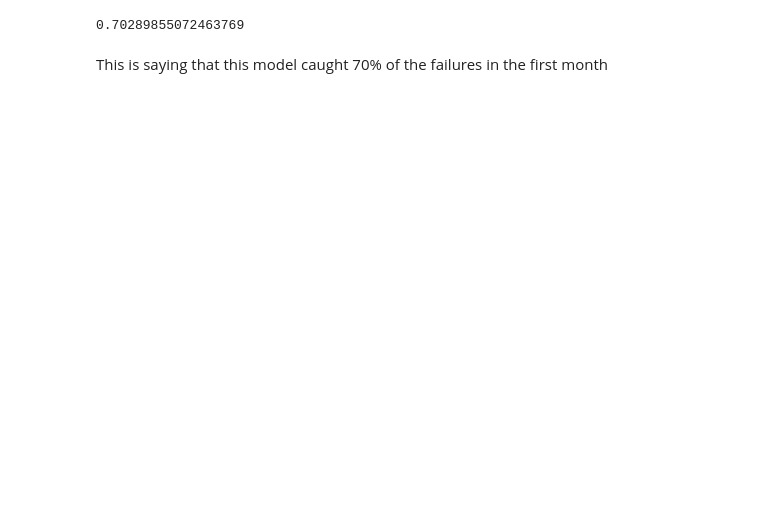
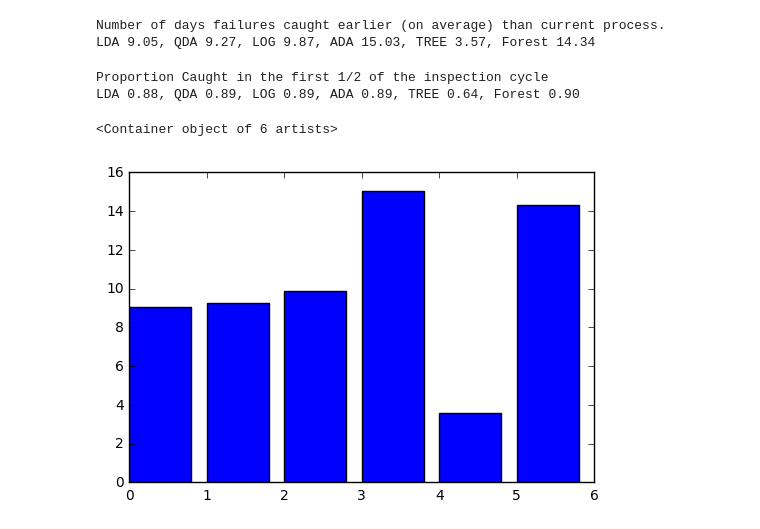
Before and after one commit to angelok1/cs109project, a Jupyter notebook: Scoring_function.ipynb, the cells around one changed output. Drawn from its saved outputs; the diff is of its cells as text; code cells hidden in the pictures; blank space fills up the shorter version.

Commit message:
Updated scoring with actual model output

```diff
--- a/Scoring_function.ipynb
+++ b/Scoring_function.ipynb
@@ -112,18 +116,37 @@ y_hat["inspection_dt"] = y_hat["inspection_dt"].astype('datetime64[ns]')
+# %%
+lda_yhat_assigned = assign(lda_yhat)
+log_yhat_assigned = assign(log_yhat)
+qda_yhat_assigned = assign(qda_yhat)
+ada_yhat_assigned = assign(ada_yhat)
+tree_yhat_assigned = assign(tree_yhat)
+forest_yhat_assigned = assign(forest_yhat)
+# %%
+#build null model
+df_actual = pd.read_csv('data/y_60_days.csv')
+#df_actual.inspection_dt = df_actual.inspection_dt.astype('datetime64[ns]')
+#last2_df = df_actual[((df_actual.inspection_dt.dt.month==9) | (df_actual.inspection_dt.dt.month==10)) & (df_actual.inspection_dt.dt.year==2016)]
+
+#last2_df = df_actual[df["id"] == ]
+
+y = pd.DataFrame()
+y["id"] = df_actual["Unnamed: 0"]
+y["y"] = df_actual["y"]
+y["assigned_dt"] = df_actual["inspection_date_string"].astype('datetime64[ns]')
 # %%
-def score(predicted, actual):
+def score_delta_days(predicted, actual):
     #iterate each actual
     deltas = []
 
-    actual_fails = actual[actual["Y_fail"] == 1]
+    actual_fails = actual[actual["y"] == 0]
 
     for i,item in actual_fails.iterrows():
         #find the corresponding predicted and calculate a date delta for fails only
-        predicted_dt = predicted[predicted.index == item.name]["inspection_dt"]
-        diff = (item.inspection_dt - predicted_dt).dt.days
+        predicted_dt = predicted[predicted.index == item.name]["assigned_dt"]
+        diff = (item.assigned_dt - predicted_dt).dt.days
         diff = diff.reset_index()
-        deltas.append(diff["inspection_dt"].astype('int'))
+        deltas.append(diff["assigned_dt"].astype('int'))
     #avg them
-    s = np.mean(scores)
+    s = np.mean(deltas)
     return s
 
-score(y_hat, y)
+#score(y_hat, y)
@@ -134,17 +153,26 @@ This means that this (random) model caught failures 4.4 days worse than the actu
+# %%
+#compare with nullmodel
+#lda_yhat_assigned = lda_yhat_assigned.set_index(['id'])
+lda_score1 = score_delta_days(lda_yhat_assigned, y)
+qda_score1 = score_delta_days(qda_yhat_assigned, y)
+log_score1 = score_delta_days(log_yhat_assigned, y)
+ada_score1 = score_delta_days(ada_yhat_assigned, y)
+tree_score1 = score_delta_days(tree_yhat_assigned, y)
+forest_score1 = score_delta_days(forest_yhat_assigned, y)
+# %%
+print "Number of days failures caught earlier (on average) than current process."
+print "LDA %.2f, QDA %.2f, LOG %.2f, ADA %.2f, TREE %.2f, Forest %.2f" % (lda_score1, qda_score1, log_score1, ada_score1, tree_score1, forest_score1)
+# %% [output]
+Number of days failures caught earlier (on average) than current process.
+LDA 9.05, QDA 9.27, LOG 9.87, ADA 15.03, TREE 3.57, Forest 14.34
 # %%
 #Another way to measure is the proportion of actual
 #failures caught in the first 30 days
-def score2(predicted, actual):
-    actual_fails = actual[actual["Y_fail"] == 1]
+def score_prop_first(predicted, actual):
+    actual_fails = actual[actual["y"] == 0]
 
-    predicted_first_month = predicted[predicted.inspection_dt.dt.month == 9]
+    predicted_first_month = predicted[predicted.assigned_dt.dt.month == 9]
 
-    overlap = actual_fails[actual_fails["License #"].isin(predicted_first_month["License #"])]["License #"].count()
+    overlap = actual_fails[actual_fails["id"].isin(predicted_first_month["id"])]["id"].count()
 
     return overlap/float(actual_fails.shape[0])
-
-score2(y_hat, y)
-# %% [output]
-0.70289855072463769
-# %% [markdown]
-This is saying that this model caught 70% of the failures in the first month
@@ -150,0 +186,12 @@ This is saying that this model caught 70% of the failures in the first month
+# %%
+print "Proportion Caught in the first 1/2 of the inspection cycle"
+print "LDA %.2f, QDA %.2f, LOG %.2f, ADA %.2f, TREE %.2f, Forest %.2f" % (lda_score2, qda_score2, log_score2, ada_score2, tree_score2, forest_score2)
+# %% [output]
+Proportion Caught in the first 1/2 of the inspection cycle
+LDA 0.88, QDA 0.89, LOG 0.89, ADA 0.89, TREE 0.64, Forest 0.90
+# %%
+
+plt.bar(np.arange(6),[lda_score1, qda_score1, log_score1, ada_score1, tree_score1, forest_score1])
+# %% [output]
+<Container object of 6 artists>
+[figure, added]
```
Also changed, not shown: parts of 22 cells of this notebook, 1 other file.
